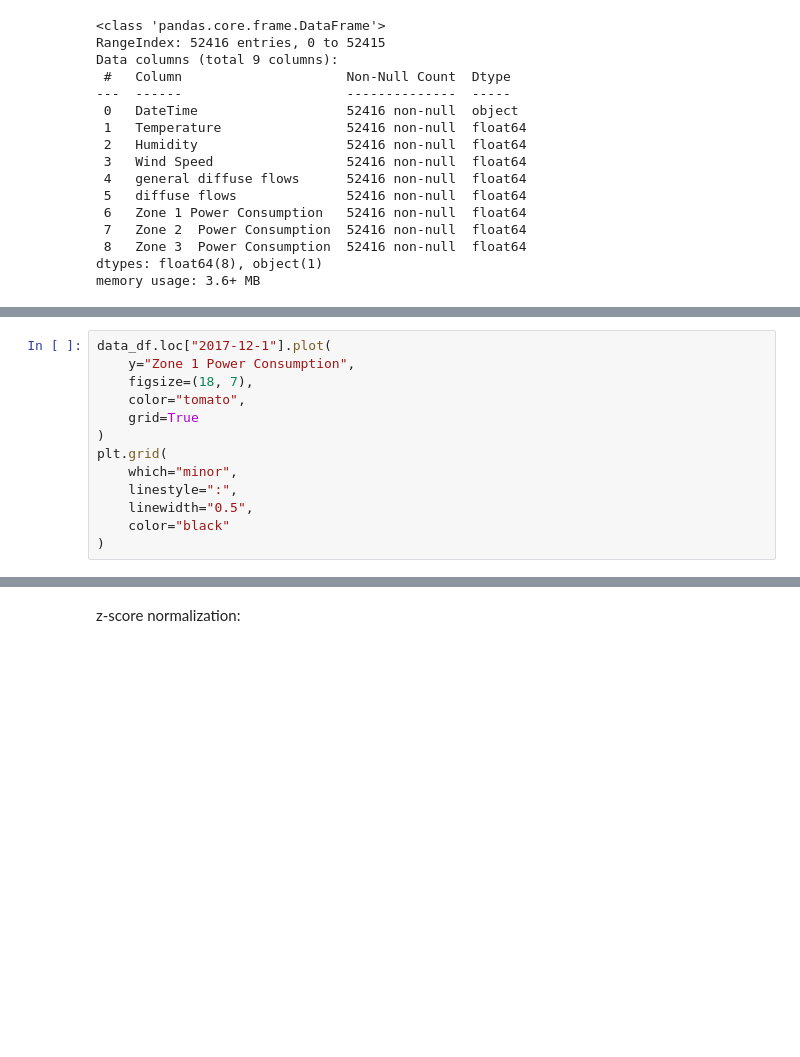
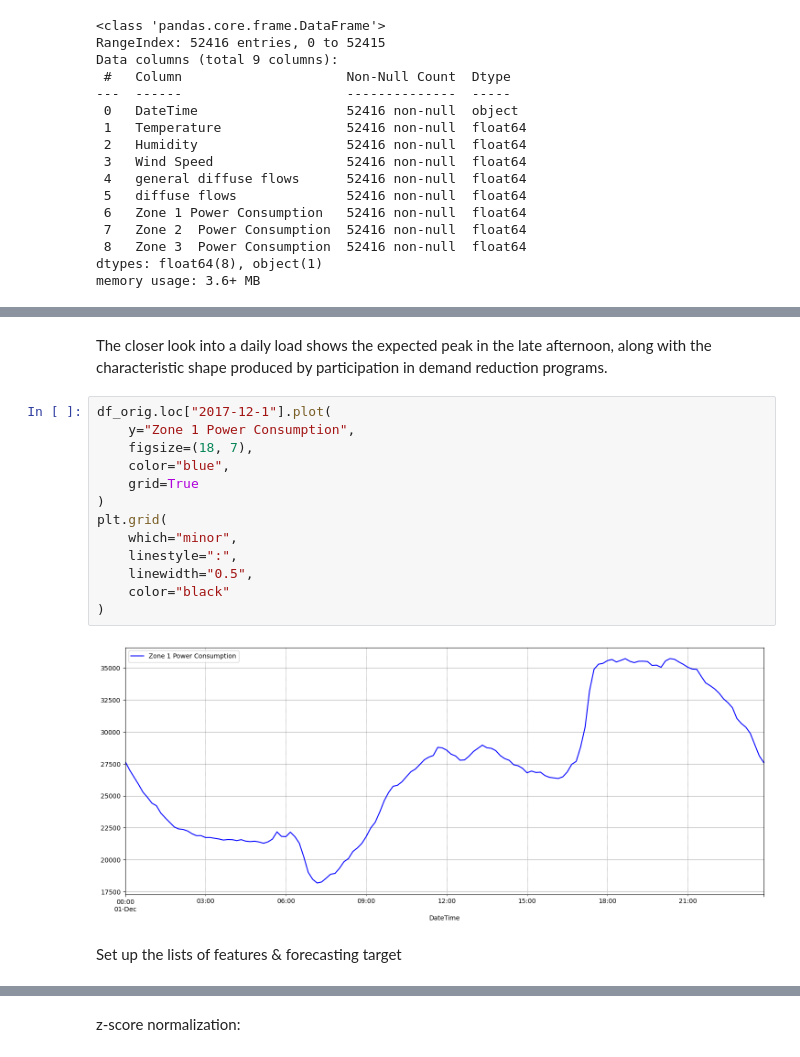
Before and after one commit to CamiloEmiliano/ML_samples, a Jupyter notebook: tetuan_power.ipynb, the cells around one changed output, grey strips where cells are left out. Saved outputs shown, nothing was run; the diff lists cells and outputs as text; blank space fills up the shorter version.

```diff
--- a/tetuan_power.ipynb
+++ b/tetuan_power.ipynb
@@ -112,13 +93,19 @@ plt.grid(
+# %% [markdown]
+The closer look into a daily load shows the expected peak in the late afternoon, along with the characteristic shape produced by participation in demand reduction programs.
 # %%
-data_df.loc["2017-12-1"].plot(
+df_orig.loc["2017-12-1"].plot(
     y="Zone 1 Power Consumption",
     figsize=(18, 7),
-    color="tomato",
+    color="blue",
     grid=True
 )
 plt.grid(
     which="minor",
     linestyle=":",
     linewidth="0.5",
     color="black"
 )
+# %% [output]
+[figure, added]
+# %% [markdown]
+Set up the lists of features & forecasting target
```
Also changed, not shown: parts of 8 cells of this notebook.
